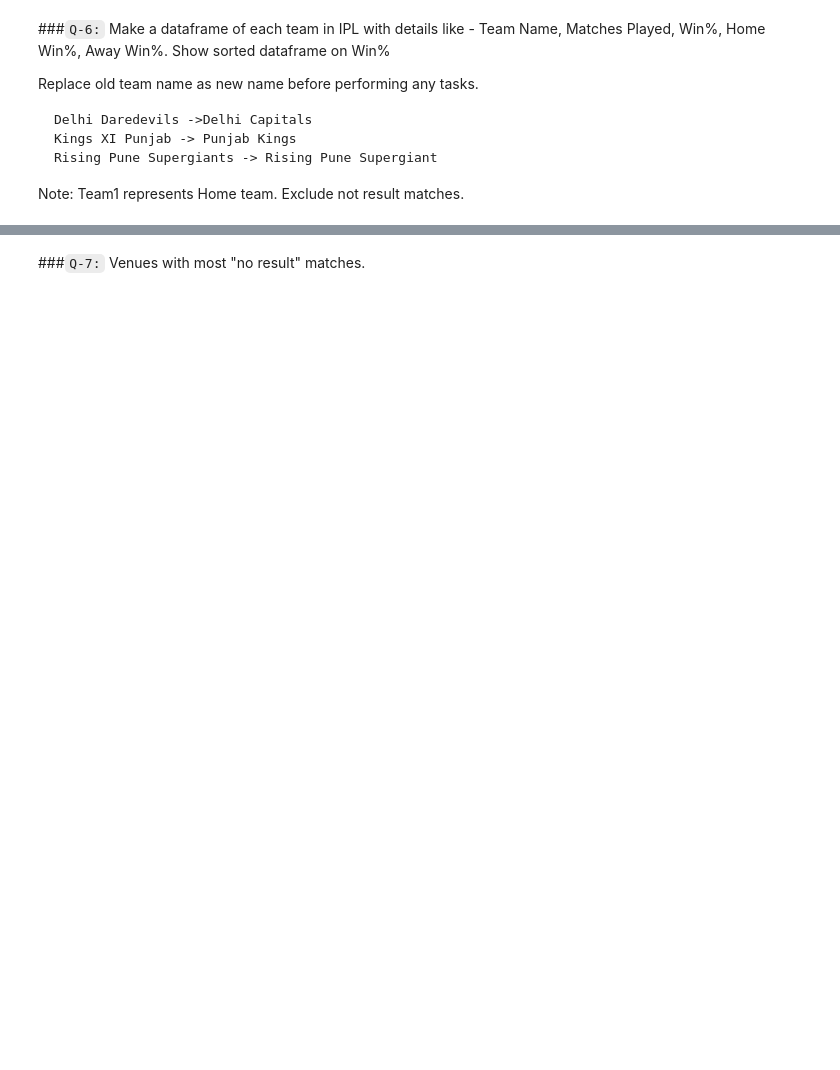
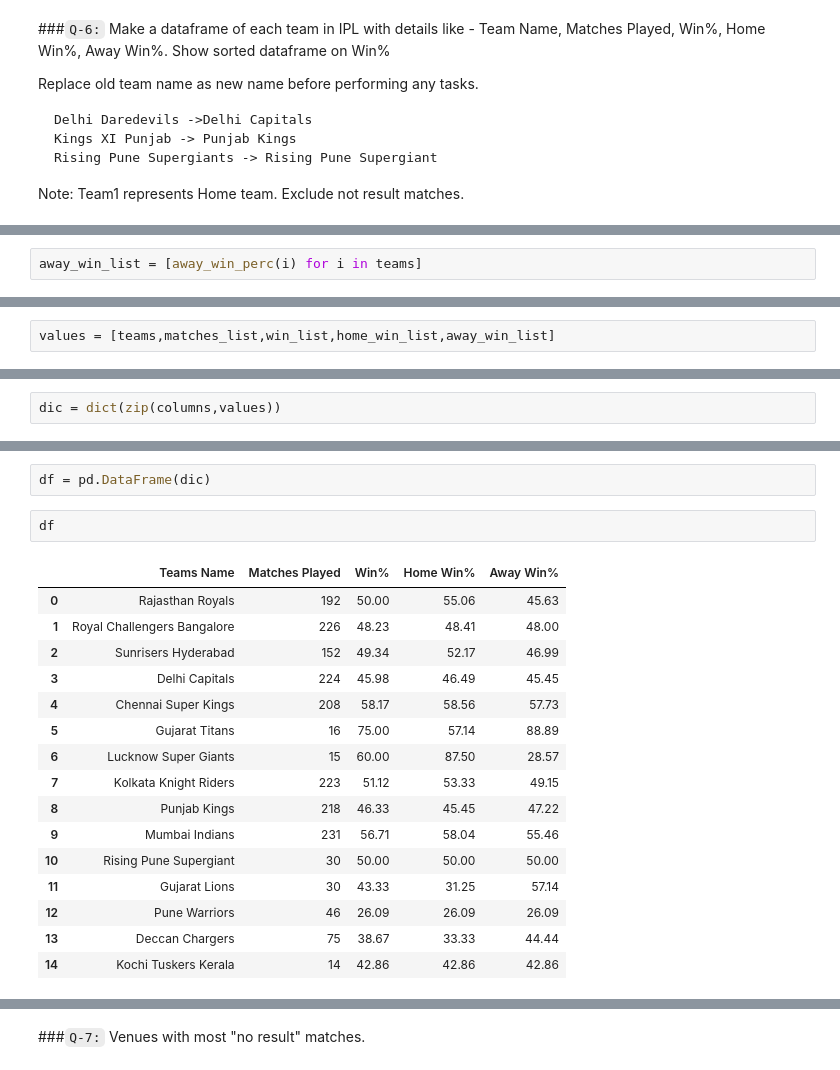
Before and after one commit to rishabhk1501/Data-Analytics-Tasks, a Jupyter notebook: session_18_tasks_soln.ipynb, the cells around one changed output, grey strips where cells are left out. Drawn from its saved outputs; the diff is of its cells as text; blank space fills up the shorter version.

```diff
--- a/session_18_tasks_soln.ipynb
+++ b/session_18_tasks_soln.ipynb
@@ -537,0 +719,2 @@ Note: Team1 represents Home team. Exclude not result matches.
+# %%
+away_win_list = [away_win_perc(i) for i in teams]
@@ -537,0 +739,2 @@ Note: Team1 represents Home team. Exclude not result matches.
+# %%
+values = [teams,matches_list,win_list,home_win_list,away_win_list]
@@ -537,0 +761,2 @@ Note: Team1 represents Home team. Exclude not result matches.
+# %%
+dic = dict(zip(columns,values))
@@ -537,0 +783,21 @@ Note: Team1 represents Home team. Exclude not result matches.
+# %%
+df = pd.DataFrame(dic)
+# %%
+df
+# %% [output]
+|  | Teams Name | Matches Played | Win% | Home Win% | Away Win% |
+| 0 | Rajasthan Royals | 192 | 50.00 | 55.06 | 45.63 |
+| 1 | Royal Challengers Bangalore | 226 | 48.23 | 48.41 | 48.00 |
+| 2 | Sunrisers Hyderabad | 152 | 49.34 | 52.17 | 46.99 |
+| 3 | Delhi Capitals | 224 | 45.98 | 46.49 | 45.45 |
+| 4 | Chennai Super Kings | 208 | 58.17 | 58.56 | 57.73 |
+| 5 | Gujarat Titans | 16 | 75.00 | 57.14 | 88.89 |
+| 6 | Lucknow Super Giants | 15 | 60.00 | 87.50 | 28.57 |
+| 7 | Kolkata Knight Riders | 223 | 51.12 | 53.33 | 49.15 |
+| 8 | Punjab Kings | 218 | 46.33 | 45.45 | 47.22 |
+| 9 | Mumbai Indians | 231 | 56.71 | 58.04 | 55.46 |
+| 10 | Rising Pune Supergiant | 30 | 50.00 | 50.00 | 50.00 |
+| 11 | Gujarat Lions | 30 | 43.33 | 31.25 | 57.14 |
+| 12 | Pune Warriors | 46 | 26.09 | 26.09 | 26.09 |
+| 13 | Deccan Chargers | 75 | 38.67 | 33.33 | 44.44 |
+| 14 | Kochi Tuskers Kerala | 14 | 42.86 | 42.86 | 42.86 |
```
Also changed, not shown: parts of 44 cells of this notebook.
